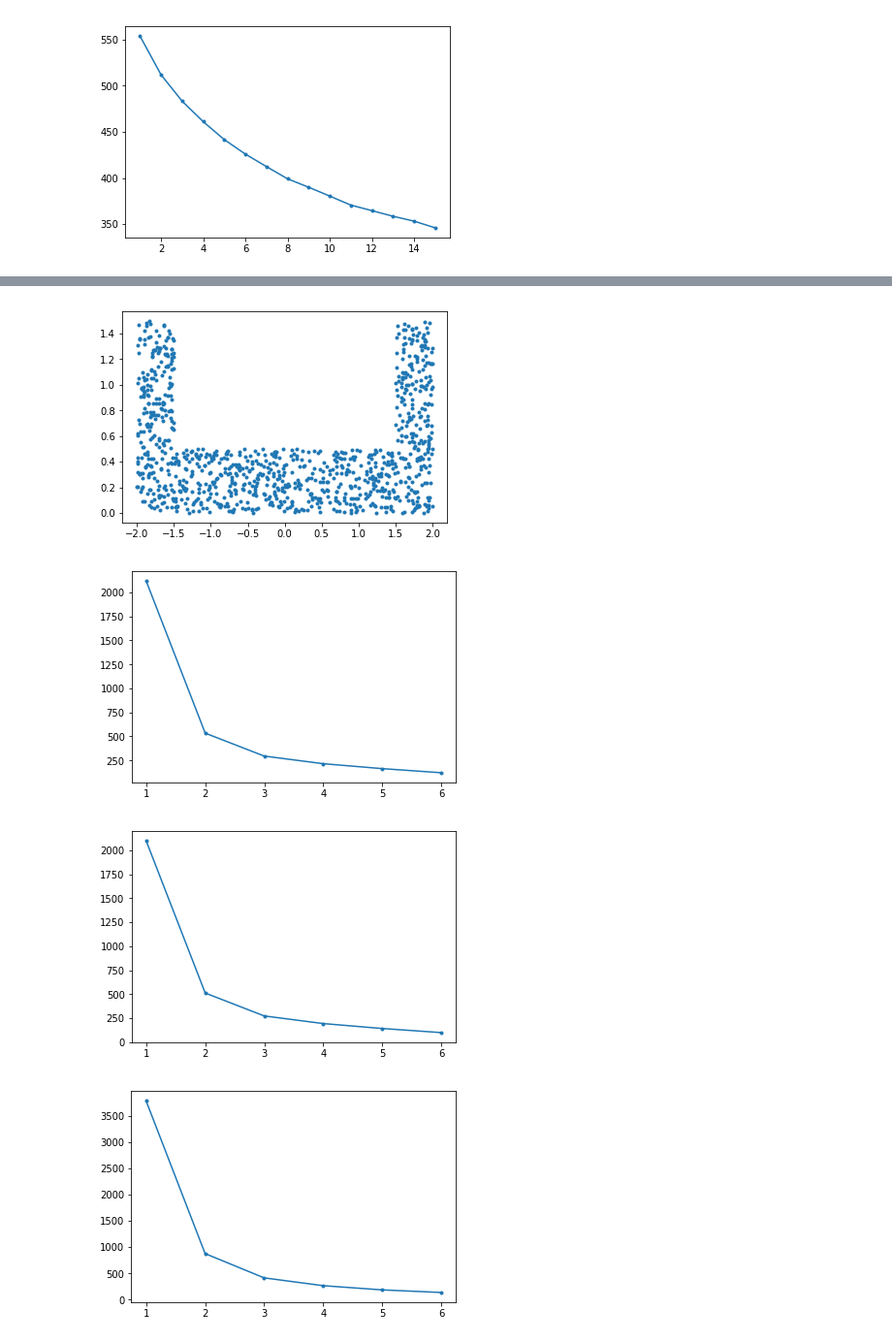
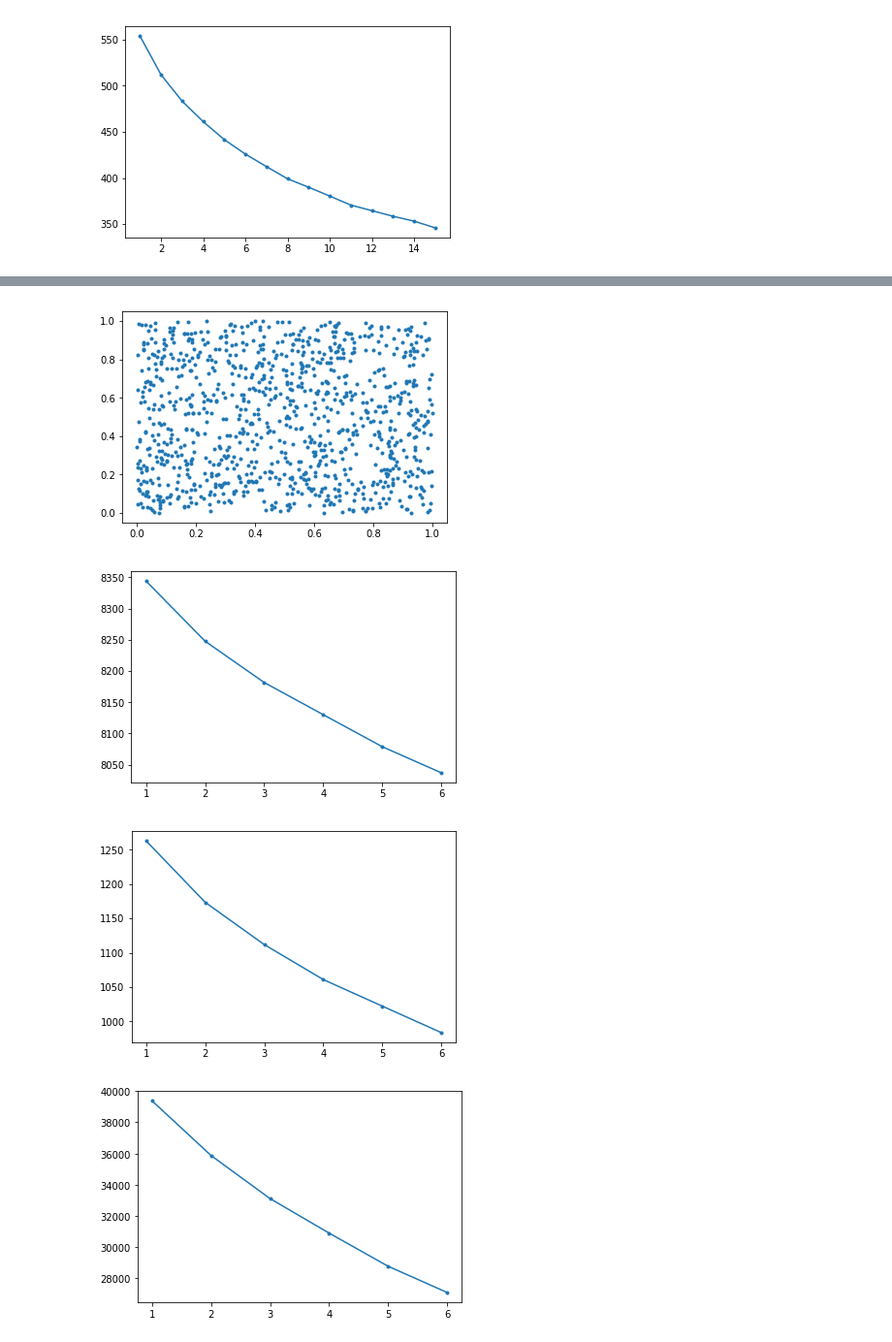
Before and after one commit to edforsberg/MME440_Project4, a Jupyter notebook: Viktor.ipynb, the cells around one changed output, grey strips where cells are left out. Shown: that part at 97% size. Drawn from its saved outputs; the diff is of its cells as text; code cells hidden in the pictures.

```diff
--- a/Viktor.ipynb
+++ b/Viktor.ipynb
@@ -174,22 +177,24 @@ Functions.PlotAllMethods(X,k,reducedFeatures)
 # %%
 import numpy as np
 import matplotlib.pyplot as plt
 import matplotlib
 import Functions
+import CreateDataFunctions as cdf
 
 
 
+nrObservations, nrFeatures, seed = 1000, 100, 5018
 
-X=UShape(1000)
+X=cdf.uniform_data(nrObservations, nrFeatures, seed)
 plt.plot(X[:,0],X[:,1],'.')
 plt.show()
 
 k=[1,2,3,4,5,6]
-reducedFeatures=2
+reducedFeatures=10
 
 Functions.PlotAllMethods(X,k,reducedFeatures)
 # %% [output]
-[figure, old version]
+[figure, new version]
-[figure, old version]
+[figure, new version]
-[figure, old version]
+[figure, new version]
-[figure, old version]
+[figure, new version]
```
Also changed, not shown: parts of 2 cells of this notebook, 1 other file.
